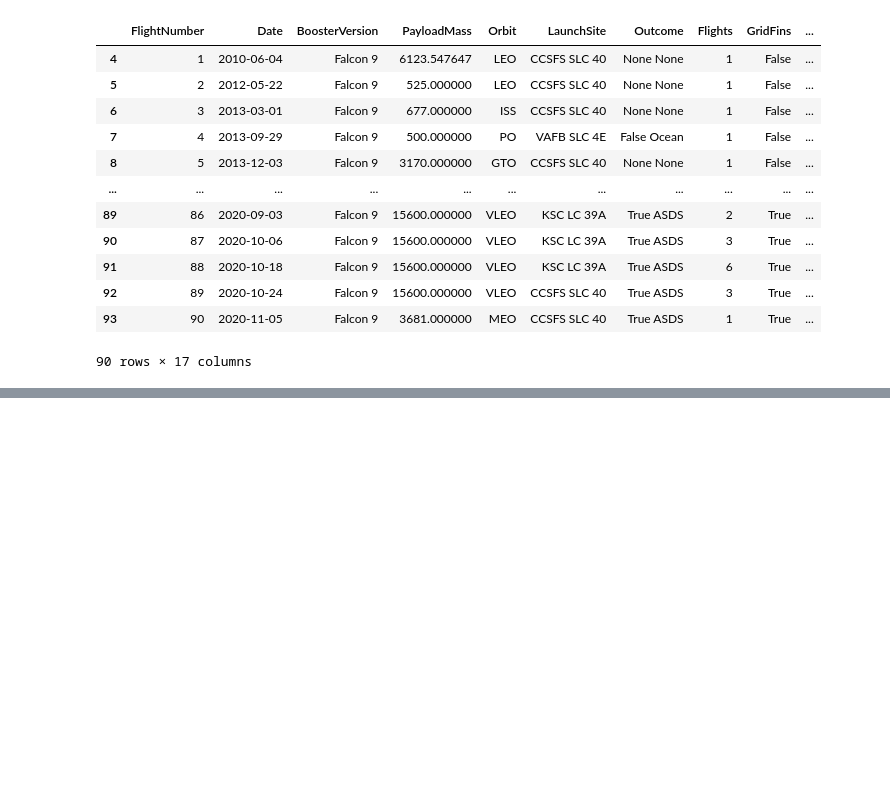
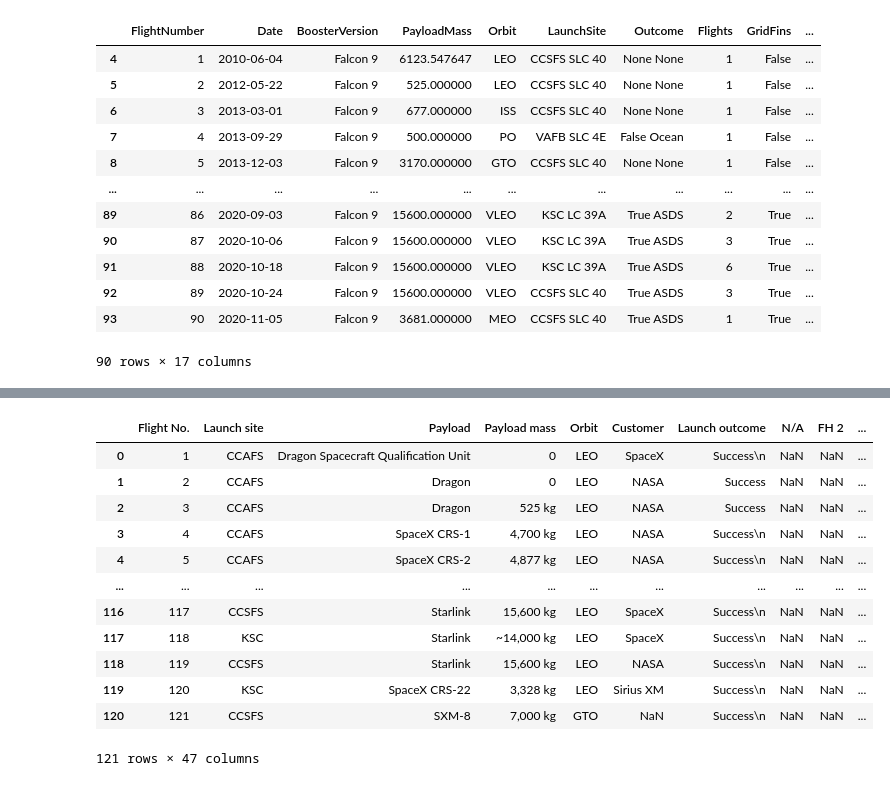
Before and after one commit to Immortal-Pi/IBMdatascience, a Jupyter notebook: ML/finalProjecAllSpaceXdataset.ipynb, the cells around one changed output, grey strips where cells are left out. Drawn from its saved outputs; the diff is of its cells as text; code cells hidden in the pictures; blank space fills up the shorter version.

```diff
--- a/ML/finalProjecAllSpaceXdataset.ipynb
+++ b/ML/finalProjecAllSpaceXdataset.ipynb
@@ -321,0 +428,12 @@ data_falcon9
+# %%
+columns=[]
+elements=soup.find_all('th')
+for row in range(len(elements)):
+
+    try:
+        name=extract_column_from_header(elements[row])
+        if (name is not None and len(name)>0):
+            columns.append(name)
+    except:
+        pass
+columns
@@ -321,0 +458,2 @@ data_falcon9
+# %%
+launch_dict=dict.fromkeys(columns)
@@ -321,0 +462,13 @@ data_falcon9
+# %%
+launch_dict['Flight No.'] = []
+launch_dict['Launch site'] = []
+launch_dict['Payload'] = []
+launch_dict['Payload mass'] = []
+launch_dict['Orbit'] = []
+launch_dict['Customer'] = []
+launch_dict['Launch outcome'] = []
+# Added some new columns
+launch_dict['Version Booster']=[]
+launch_dict['Booster landing']=[]
+launch_dict['Date']=[]
+launch_dict['Time']=[]
@@ -321,0 +575,18 @@ data_falcon9
+# %%
+df= pd.DataFrame({ key:pd.Series(value) for key, value in launch_dict.items() })
+# %%
+df
+# %% [output]
+|  | Flight No. | Launch site | Payload | Payload mass | Orbit | Customer | Launch outcome | N/A | FH 2 | ... |
+| 0 | 1 | CCAFS | Dragon Spacecraft Qualification Unit | 0 | LEO | SpaceX | Success\n | NaN | NaN | ... |
+| 1 | 2 | CCAFS | Dragon | 0 | LEO | NASA | Success | NaN | NaN | ... |
+| 2 | 3 | CCAFS | Dragon | 525 kg | LEO | NASA | Success | NaN | NaN | ... |
+| 3 | 4 | CCAFS | SpaceX CRS-1 | 4,700 kg | LEO | NASA | Success\n | NaN | NaN | ... |
+| 4 | 5 | CCAFS | SpaceX CRS-2 | 4,877 kg | LEO | NASA | Success\n | NaN | NaN | ... |
+| ... | ... | ... | ... | ... | ... | ... | ... | ... | ... | ... |
+| 116 | 117 | CCSFS | Starlink | 15,600 kg | LEO | SpaceX | Success\n | NaN | NaN | ... |
+| 117 | 118 | KSC | Starlink | ~14,000 kg | LEO | SpaceX | Success\n | NaN | NaN | ... |
+| 118 | 119 | CCSFS | Starlink | 15,600 kg | LEO | NASA | Success\n | NaN | NaN | ... |
+| 119 | 120 | KSC | SpaceX CRS-22 | 3,328 kg | LEO | Sirius XM | Success\n | NaN | NaN | ... |
+| 120 | 121 | CCSFS | SXM-8 | 7,000 kg | GTO | NaN | Success\n | NaN | NaN | ... |
+121 rows × 47 columns
```
Also changed, not shown: parts of 54 cells of this notebook, 4 other files.
